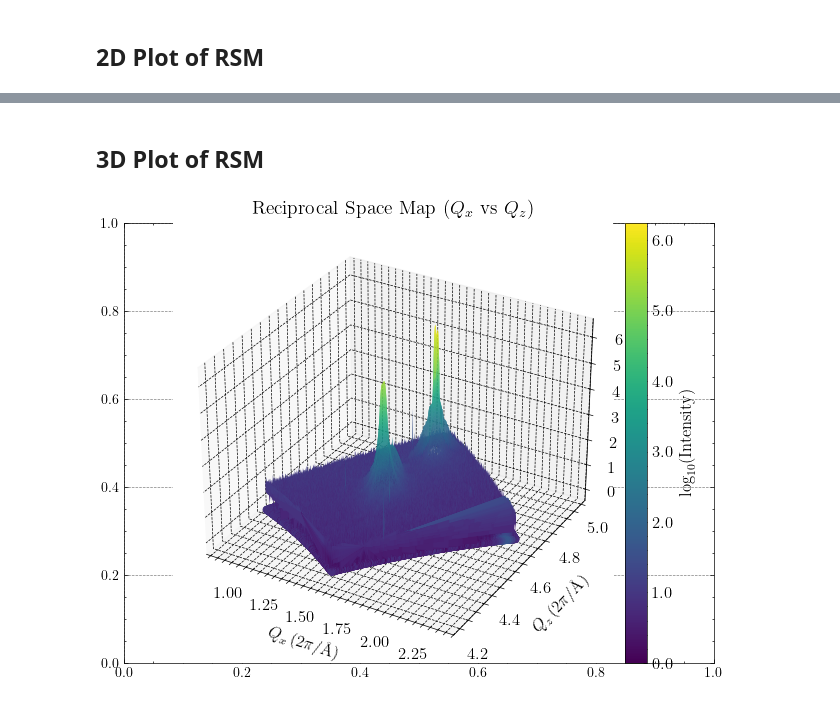
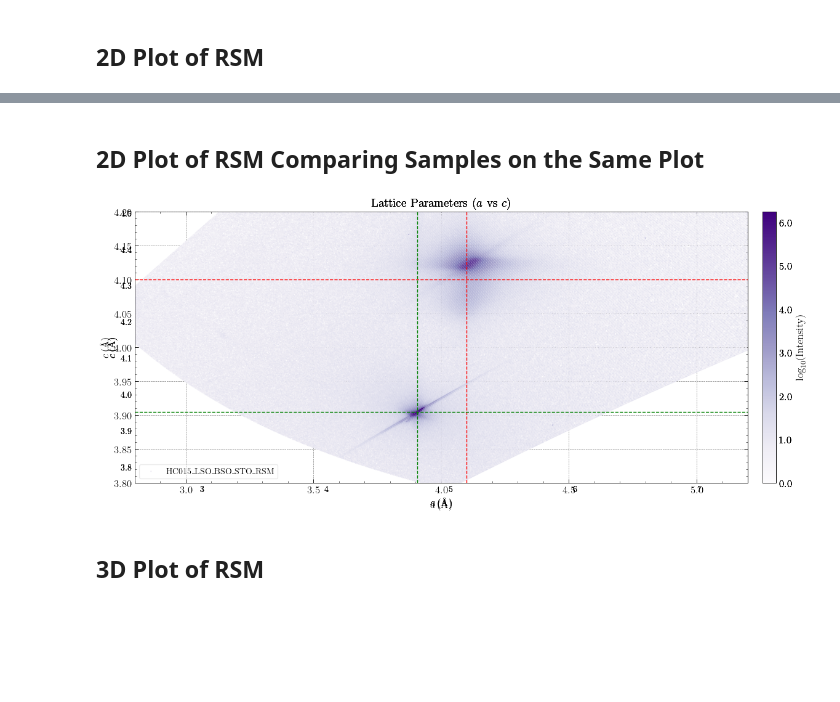
Before and after one commit to hc3413/Thin_Film_Analysis, a Jupyter notebook: XRD_Analysis.ipynb, the cells around one changed output, grey strips where cells are left out. Saved outputs shown, nothing was run; the diff lists cells and outputs as text; code cells hidden in the pictures; blank space fills up the shorter version.

```diff
--- a/XRD_Analysis.ipynb
+++ b/XRD_Analysis.ipynb
@@ -56,9 +69,14 @@ fig1 = d_1.plot_2D(threshold_filt = 0, log_scale = True, plot_type = 'contour')
+# %% [markdown]
+## 2D Plot of RSM Comparing Samples on the Same Plot
+# %%
+same_data_in = [d_1, d_2, d_2,d_2] # Note that the function takes the first item
+fig2 = plot_2D_same(same_data_in, threshold_filt = 0, log_scale = True, plot_type = 'scatter', ax_unit='lattice',x_lim = [2.8, 5.2], y_lim = [3.8, 4.2])
+# %% [output]
+[figure, added]
 # %% [markdown]
 ## 3D Plot of RSM
 # %%
-fig2 = d_1.plot_3D(threshold_filt = 0, log_scale = True)
+#fig3 = d_1.plot_3D(threshold_filt = 0, log_scale = True, plot_type = 'surface')
-# %% [output]
-[figure, removed]
 # %%
 if powerpoint_data == True:
     # Create a PowerPoint presentation object
```
Also changed, not shown: parts of 6 cells of this notebook, 3 other files.
